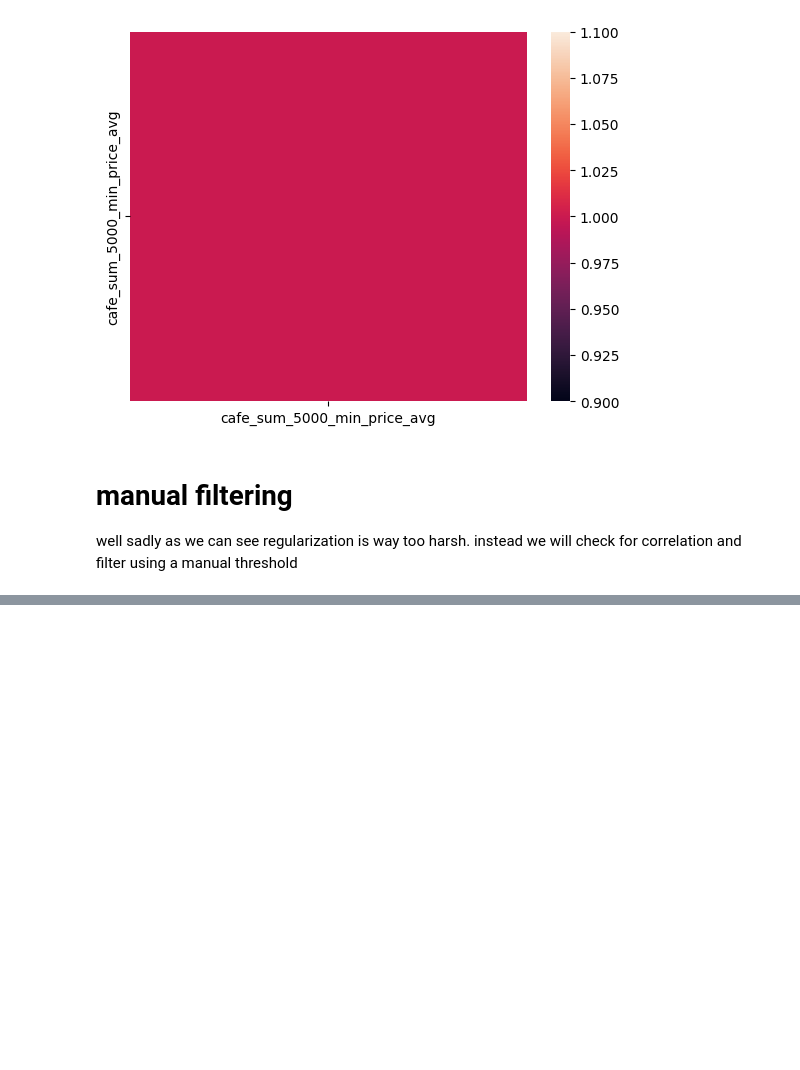
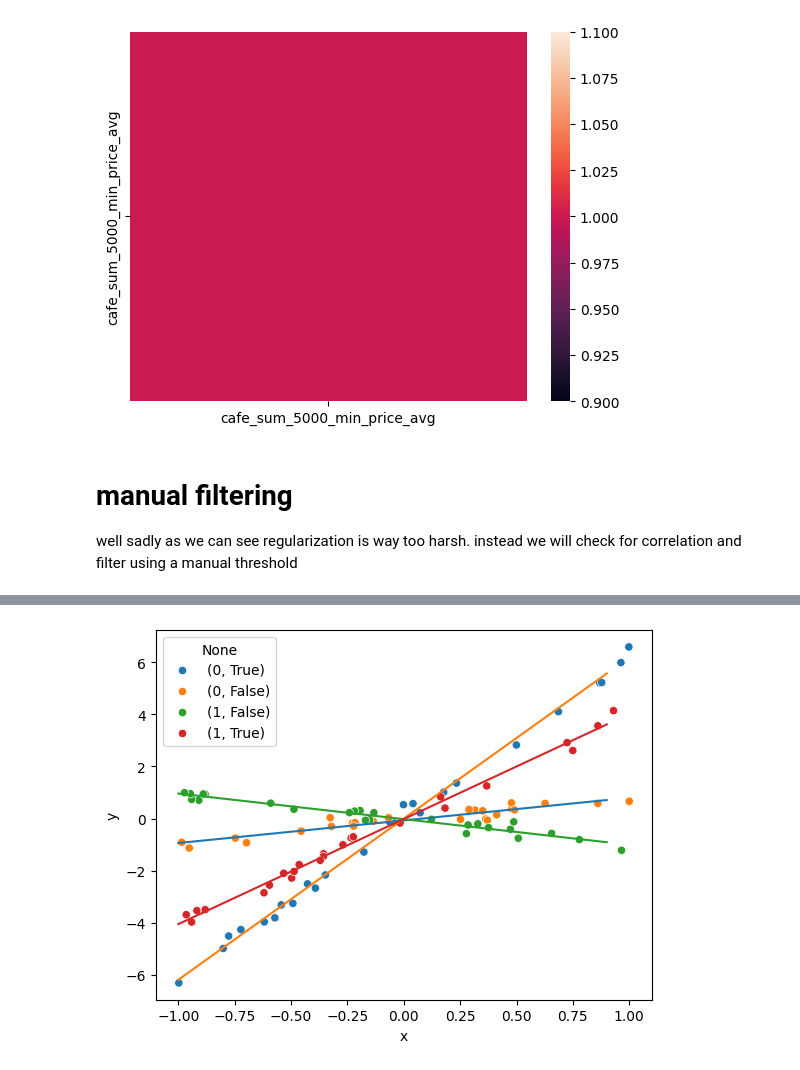
Before and after one commit to YonatanRubin/ML_final, a Jupyter notebook: ML_final_project.ipynb, the cells around one changed output, grey strips where cells are left out. Drawn from its saved outputs; the diff is of its cells as text; code cells hidden in the pictures; blank space fills up the shorter version.

```diff
--- a/ML_final_project.ipynb
+++ b/ML_final_project.ipynb
@@ -549,15 +20,0 @@ dtype: int64
-# %%
-from scipy.stats import zscore
-
-# Identify columns with more than 20% outliers using Z-Score
-columns_with_high_outliers = []
-
-for column in train_df.select_dtypes(include=[np.number]).columns:
-    z_scores = zscore(train_df[column].dropna())
-    outliers = np.where(np.abs(z_scores) > 3)
-    percentage_outliers = len(outliers[0]) / len(train_df[column].dropna())
-    if percentage_outliers > 0.05:
-        columns_with_high_outliers.append(column)
-
-
-print("Columns with more than 5% outliers:", columns_with_high_outliers)
@@ -838,0 +698,81 @@ model=grid_search.best_estimator_.regressor['xgb']
+# %%
+# pd.DataFrame(grid_search.cv_results_)
+split = TargetValueTransformer(grid_search.best_estimator_,func=transform,inverse_func=inverse_transform)
+res=cross_validate(split,X,Y,cv=splitter,scoring='neg_root_mean_squared_log_error')
+# %%
+from collections import defaultdict
+from itertools import product
+import sklearn
+from sklearn.linear_model import LinearRegression
+from sklearn.preprocessing import PolynomialFeatures
+
+class ModelsByParameter(BaseEstimator):
+    def __init__(self,split:BaseEstimator,column,split_false:BaseEstimator=None):
+        self.split=split
+        self.split_true = split
+        if split_false is None:
+            split_false = sklearn.base.clone(split)
+        self.split_false = split_false
+        self.column = column
+
+    def fit(self,X,y):
+        indices = X[self.column]==1
+        X_true,y_true = X.loc[indices,:],y[indices]
+        X_false,y_false= X.loc[~indices,:],y[~indices]
+        self.split_true.fit(X_true,y_true)
+        self.split_false.fit(X_false,y_false)
+
+    def predict(self,X):
+        predict = np.zeros(shape=X.shape[0])
+        indices = X[self.column]==1
+        if np.any(indices):
+            predict[indices] = self.split_true.predict(X.loc[indices,:])
+        if np.any(~indices):
+            predict[~indices] = self.split_false.predict(X.loc[~indices,:])
+        return predict
+
+class ModelsByGroupParameter(BaseEstimator):
+    def __init__(self,split:BaseEstimator,selector):
+        self.split=split
+        self.models = defaultdict(lambda:sklearn.base.clone(split))
+        self.selector = selector
+
+    def fit(self,X,y):
+        for value,group in X.groupby(self.selector):
+            X_true,y_true = group,y[group.index]
+            self.models[value].fit(X_true,y_true)
+
+    def predict(self,X):
+        predict = np.zeros(shape=X.shape[0])
+        for value,group in X.groupby(self.selector):
+            if np.any(group):
+                pos_indices = X.index.get_indexer(group.index)
+                predict[pos_indices] = self.models[value].predict(group)
+        return predict
+
+X = pd.DataFrame({'x':np.random.uniform(-1,1,100)})
+X['flag'] = (np.arange(100)>50).astype(int)
+X['flag2'] =  np.logical_or(np.arange(100)<25,np.arange(100)>75)
+X['y'] = (1+-2*X['flag']+5*X['flag2'])*X['x']+np.random.normal(0,0.2,100)
+
+ax=sns.scatterplot(X,x='x',y='y',hue=X[['flag','flag2']].apply(tuple,axis=1))
+
+m=GridSearchCV(
+    ModelsByGroupParameter(
+        LinearRegression(),
+        selector=['flag','flag2']),{
+    'split__fit_intercept':[False,True]
+},scoring='neg_mean_squared_error')
+m.fit(X.drop(columns='y'),X['y'])
+
+predicted_line = pd.DataFrame({'x':np.arange(-1,1,step=0.1)})
+for combination in product([0,1],[0,1]):
+    predicted_line['flag']=np.repeat(combination[0],predicted_line['x'].shape)
+    predicted_line['flag2']=np.repeat(combination[1],predicted_line['x'].shape)
+    p=m.predict(predicted_line)
+    ax.plot(predicted_line['x'],p)
+# predicted_line['flag']=np.ones_like(predicted_line['x'])
+# p=m.predict(predicted_line)
+# ax.plot(predicted_line['x'],p,color='orange')
+# %% [output]
+[figure, added]
```
Also changed, not shown: parts of 40 cells of this notebook.
